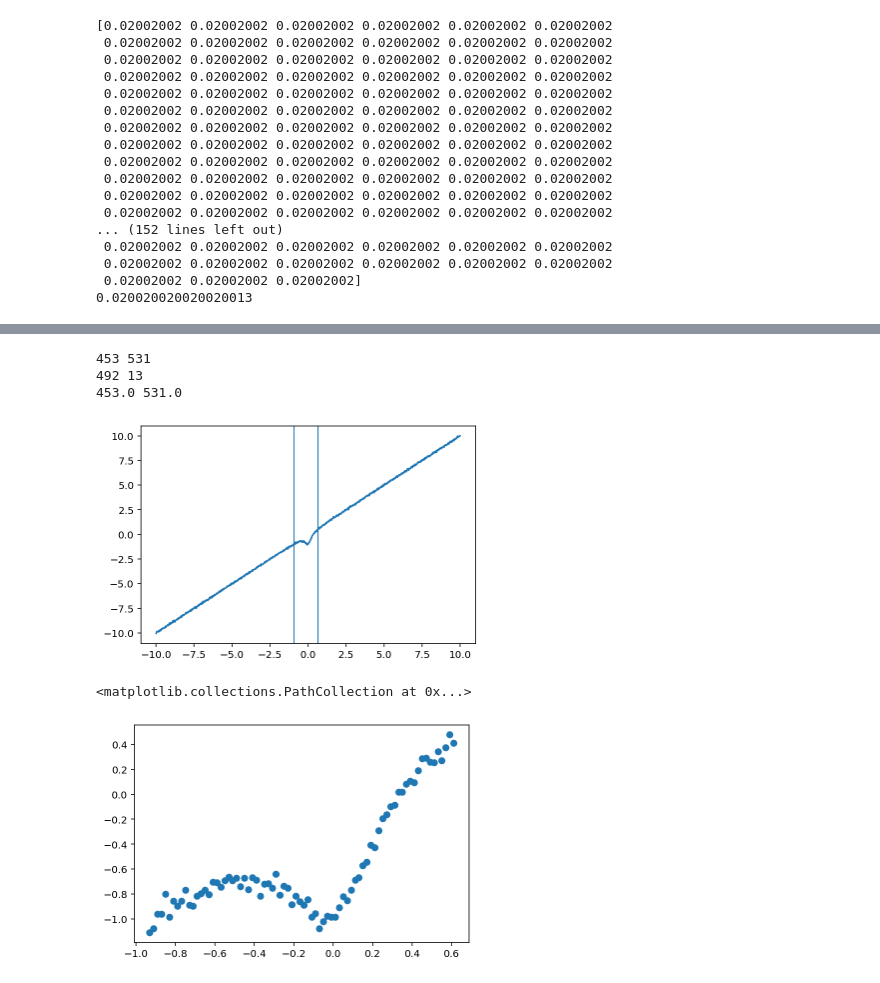
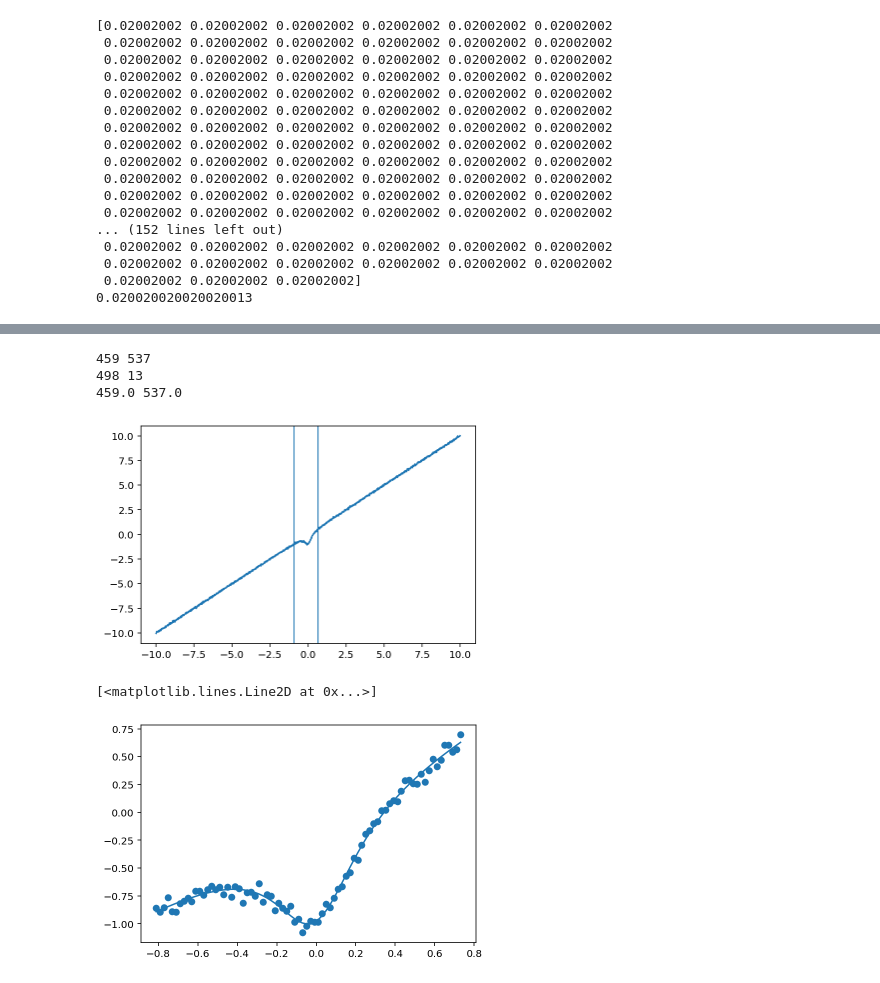
Before and after one commit to BoiseStatePlanetary/muldoon, a Jupyter notebook: examples/Making Muldoon.ipynb, the cells around one changed output, grey strips where cells are left out. Cells and saved outputs as stored; diff of their text form; code cells hidden in the pictures.

```diff
--- a/examples/Making Muldoon.ipynb
+++ b/examples/Making Muldoon.ipynb
@@ -110,6 +120,6 @@ assert(mt.time[peak_indices[0]] < Gamma)
 # %%
 # Test find_vortices
-peak_indices, peak_widths = mt.find_vortices(detection_threshold=7)
+vortices = mt.find_vortices(detection_threshold=7)
 plt.plot(mt.time, mt.pressure)
 print(mt.peak_indices[0], int(mt.peak_widths[0]))
 plt.axvline(mt.time[peak_indices[0] - 3*int(mt.peak_widths[0])])
@@ -117,12 +127,19 @@ plt.axvline(mt.time[peak_indices[0] + 3*int(mt.peak_widths[0])])
 print(mt.peak_indices[0] - 6/2*int(mt.peak_widths[0]),
       mt.peak_indices[0] + 6/2*int(mt.peak_widths[0]))
 # %% [output]
-453 531
-492 13
-453.0 531.0
+459 537
+498 13
+459.0 537.0
 [figure]
-# %%
-plt.scatter(mt.vortices[0]["time"], mt.vortices[0]["pressure"])
-# %% [output]
-<matplotlib.collections.PathCollection at 0x...>
-[figure, removed]
+# %%
+plt.scatter(vortices[0]["time"], vortices[0]["pressure"])
+
+# baseline, slope, initial central time, initial delta P, and initial duration
+popt, unc = fit_vortex(vortices[0], [0., 1., 0., 1., 0.01],
+                          [[-1, -1, np.min(vortices[0]["time"]), 0, 0],
+                           [1, 1, np.max(vortices[0]["time"]), 2, 1]])
+
+plt.plot(vortices[0]["time"], modified_lorentzian(vortices[0]["time"], *popt))
+# %% [output]
+[<matplotlib.lines.Line2D at 0x...>]
+[figure, added]
```
Also changed, not shown: parts of 6 cells of this notebook, 3 other files.
